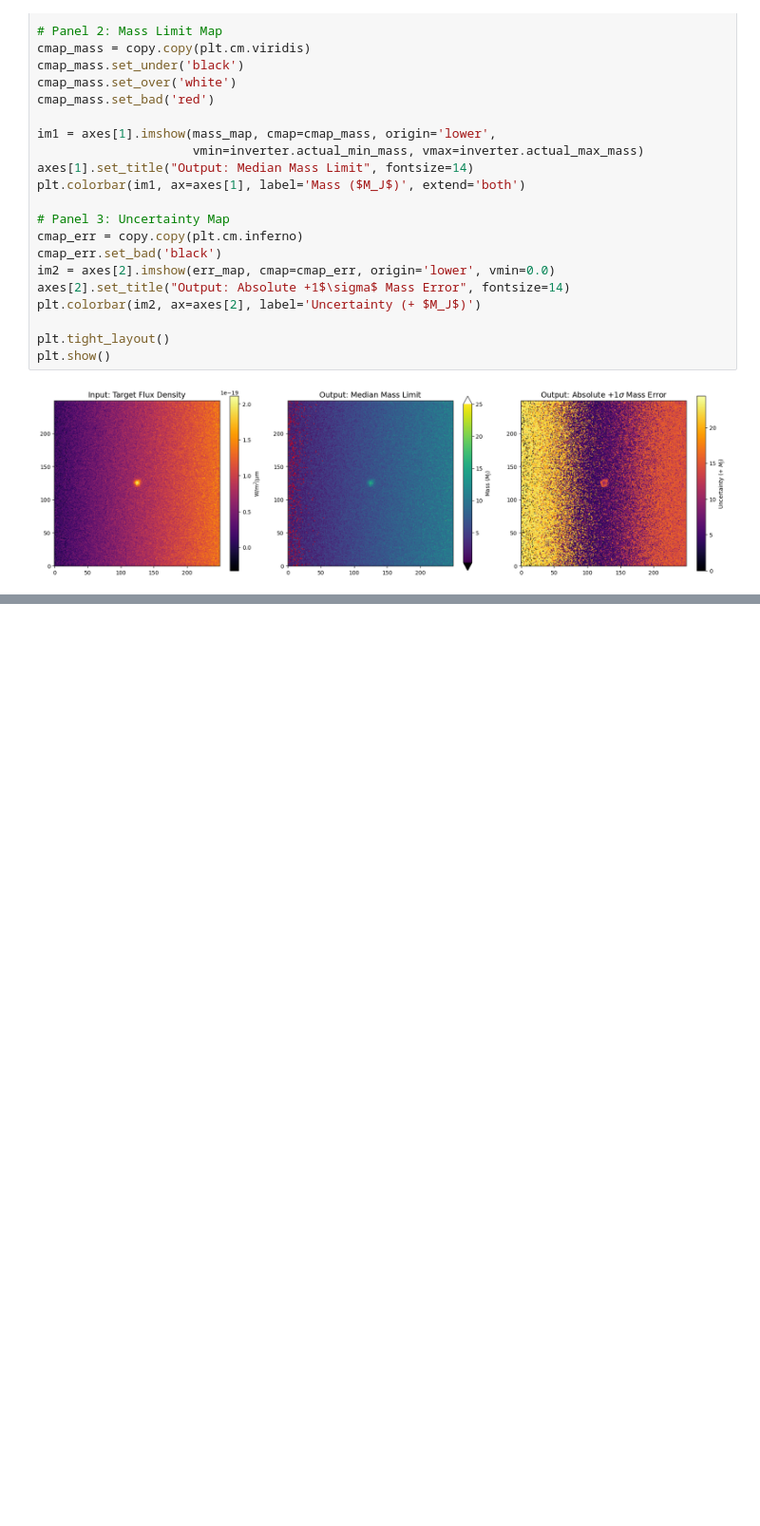
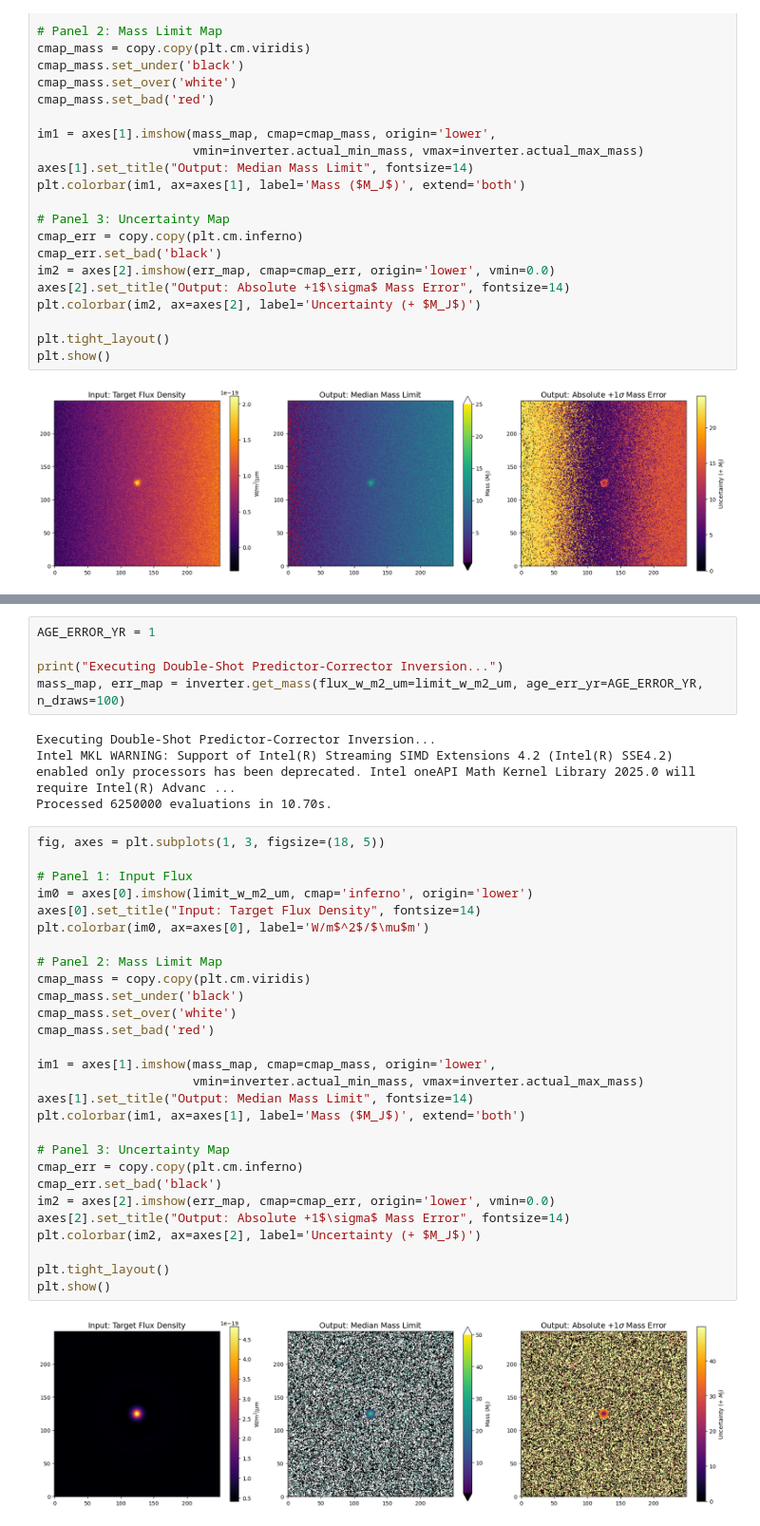
Before and after one commit to ChristianSWilkinson/cooltrack, a Jupyter notebook: notebooks/detection_map_explainer.ipynb, the cells around one changed output, grey strips where cells are left out. Shown at 95% size. Cells and saved outputs as stored; diff of their text form; blank space fills up the shorter version.

```diff
--- a/notebooks/detection_map_explainer.ipynb
+++ b/notebooks/detection_map_explainer.ipynb
@@ -135,0 +194,39 @@ plt.show()
+# %%
+AGE_ERROR_YR = 1
+
+print("Executing Double-Shot Predictor-Corrector Inversion...")
+mass_map, err_map = inverter.get_mass(flux_w_m2_um=limit_w_m2_um, age_err_yr=AGE_ERROR_YR, n_draws=100)
+# %% [output]
+Executing Double-Shot Predictor-Corrector Inversion...
+Intel MKL WARNING: Support of Intel(R) Streaming SIMD Extensions 4.2 (Intel(R) SSE4.2) enabled only processors has been deprecated. Intel oneAPI Math Kernel Library 2025.0 will require Intel(R) Advanc ...
+Processed 6250000 evaluations in 10.70s.
+# %%
+fig, axes = plt.subplots(1, 3, figsize=(18, 5))
+
+# Panel 1: Input Flux
+im0 = axes[0].imshow(limit_w_m2_um, cmap='inferno', origin='lower')
+axes[0].set_title("Input: Target Flux Density", fontsize=14)
+plt.colorbar(im0, ax=axes[0], label='W/m$^2$/$\mu$m')
+
+# Panel 2: Mass Limit Map
+cmap_mass = copy.copy(plt.cm.viridis)
+cmap_mass.set_under('black')
+cmap_mass.set_over('white')
+cmap_mass.set_bad('red')
+
+im1 = axes[1].imshow(mass_map, cmap=cmap_mass, origin='lower',
+                     vmin=inverter.actual_min_mass, vmax=inverter.actual_max_mass)
+axes[1].set_title("Output: Median Mass Limit", fontsize=14)
+plt.colorbar(im1, ax=axes[1], label='Mass ($M_J$)', extend='both')
+
+# Panel 3: Uncertainty Map
+cmap_err = copy.copy(plt.cm.inferno)
+cmap_err.set_bad('black')
+im2 = axes[2].imshow(err_map, cmap=cmap_err, origin='lower', vmin=0.0)
+axes[2].set_title("Output: Absolute +1$\sigma$ Mass Error", fontsize=14)
+plt.colorbar(im2, ax=axes[2], label='Uncertainty (+ $M_J$)')
+
+plt.tight_layout()
+plt.show()
+# %% [output]
+[figure, added]
```
Also changed, not shown: parts of 2 cells of this notebook, 10 other files.
